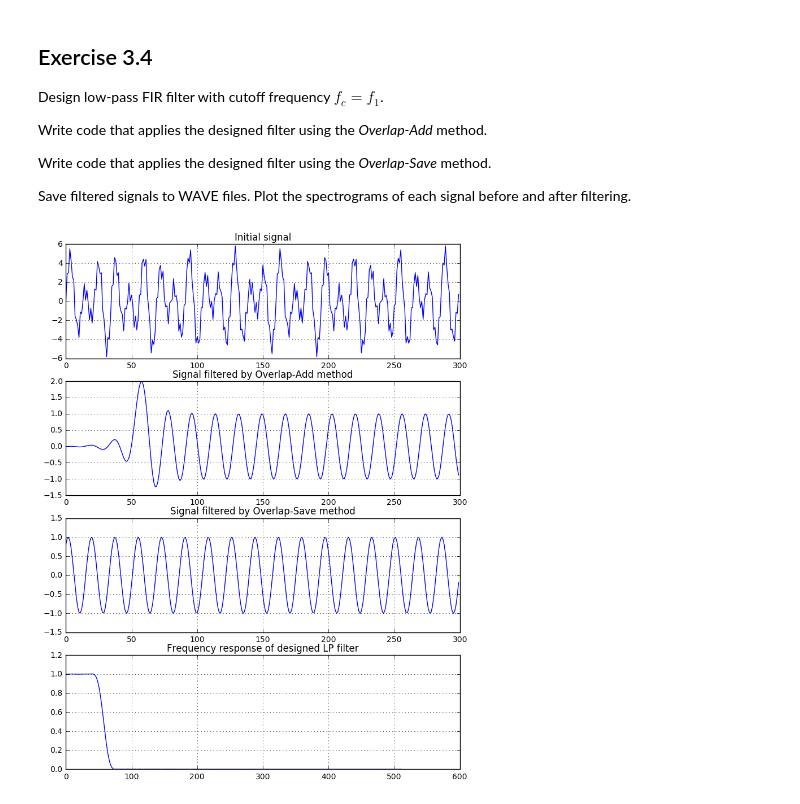
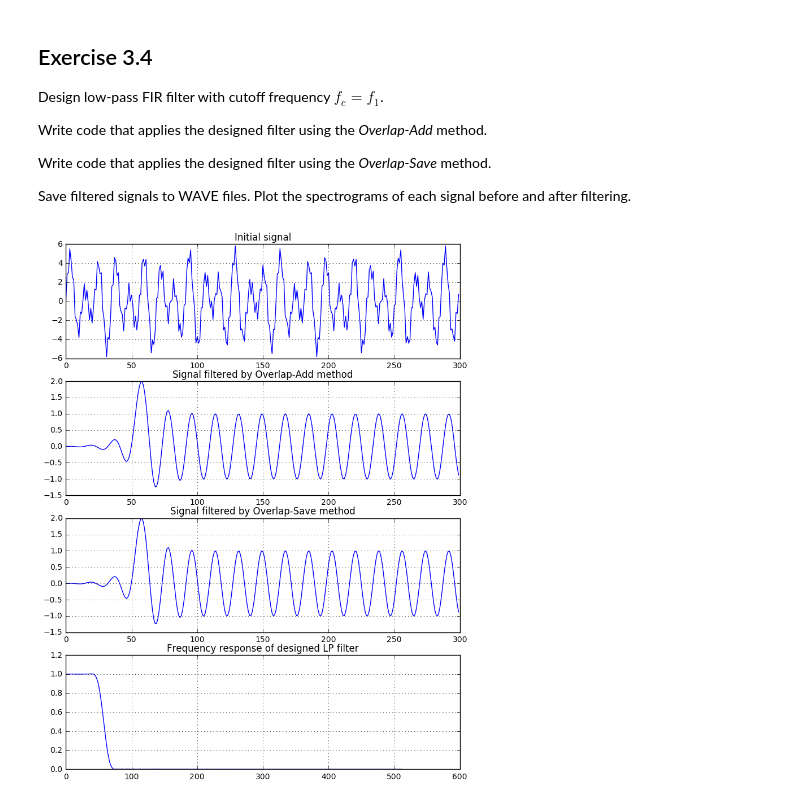
Before and after one commit to ar1st0crat/DigitalSignalProcessing, a Jupyter notebook: Solutions/exercise_3_4.ipynb, the cells around one changed output. Cells and saved outputs as stored; diff of their text form; code cells hidden in the pictures.

Commit message:
some fixes in OLS and zero-pole plotting code

```diff
--- a/Solutions/exercise_3_4.ipynb
+++ b/Solutions/exercise_3_4.ipynb
@@ -47,20 +47,14 @@ def overlap_add(x, kernel, N):
 
     y = np.zeros(L + M - 1)
     start_pos = 0
-    while start_pos < L - N:
+    while start_pos < L:# - N:
         A = np.fft.fft(x[start_pos:start_pos + N], n=N+M-1)
         C = A * filter_fr
         conv = np.real(np.fft.ifft(C))
         y[start_pos:start_pos + N+M-1] += conv[:N+M-1]
         start_pos += N
 
-    # OA for last frame (this part can be omitted)
-    A = np.fft.fft(x[start_pos:], n = N+M-1)
-    C = A * filter_fr
-    conv = np.real(np.fft.ifft(C))
-    y[start_pos:] += conv[:L+M-1 - start_pos]
-
-    return y
+    return y[:L]
 
 
 def overlap_save(x, kernel, N):
@@ -74,23 +68,19 @@ def overlap_save(x, kernel, N):
     N += M - 1
     L = len(x)
 
+    x = np.concatenate([np.zeros(M - 1), x])
+
     filter_fr = np.fft.fft(kernel, n=N)
 
     y = np.zeros(L)
     start_pos = 0
-    while start_pos < L - N:
+    while start_pos < L:
         A = np.fft.fft(x[start_pos:start_pos + N], n=N)
         C = A * filter_fr
         conv = np.real(np.fft.ifft(C))
         y[start_pos:start_pos + N-M+1] = conv[M-1:]
         start_pos += N - M + 1
 
-    # OS for last frame (this part can be omitted)
-    A = np.fft.fft(x[start_pos:], n=N)
-    C = A * filter_fr
-    conv = np.real(np.fft.ifft(C))
-    y[start_pos:] = conv[M-1:M-1+L - start_pos]
-
     return y
 # %%
 # overlap_size + kernel_size - 1 = 512
@@ -103,35 +93,35 @@ cutoff = 2 * freqs[0] / fs
 # lowpass filter design via firwin()
 
 kernel = sig.firwin(kernel_size, cutoff)
 w, h = sig.freqz(kernel)
 
 filtered1 = overlap_add(s, kernel, overlap_size)
 filtered2 = overlap_save(s, kernel, overlap_size)
-
+filtered3 = sig.lfilter(kernel, [1], s)
 
 plt.subplots(4, 1, figsize=(9, 12))
 
 plt.subplot(411)
 plt.title("Initial signal")
 plt.plot(s[:plot_samples])
 plt.grid()
 
 plt.subplot(412)
 plt.title(("Signal filtered by Overlap-Add method"))
 plt.plot(filtered1[:plot_samples])
 plt.grid()
 
 plt.subplot(413)
 plt.title(("Signal filtered by Overlap-Save method"))
 plt.plot(filtered2[:plot_samples])
 plt.grid()
 
 plt.subplot(414)
 plt.title(("Frequency response of designed LP filter"))
 plt.plot(np.abs(h))
 plt.grid()
 # %% [output]
-[figure, old version]
+[figure, new version]
 # %%
 plt.subplots(3, 1, figsize=(9, 14))
 
```
Also changed, not shown: parts of 1 cell of this notebook, 3 other files.
